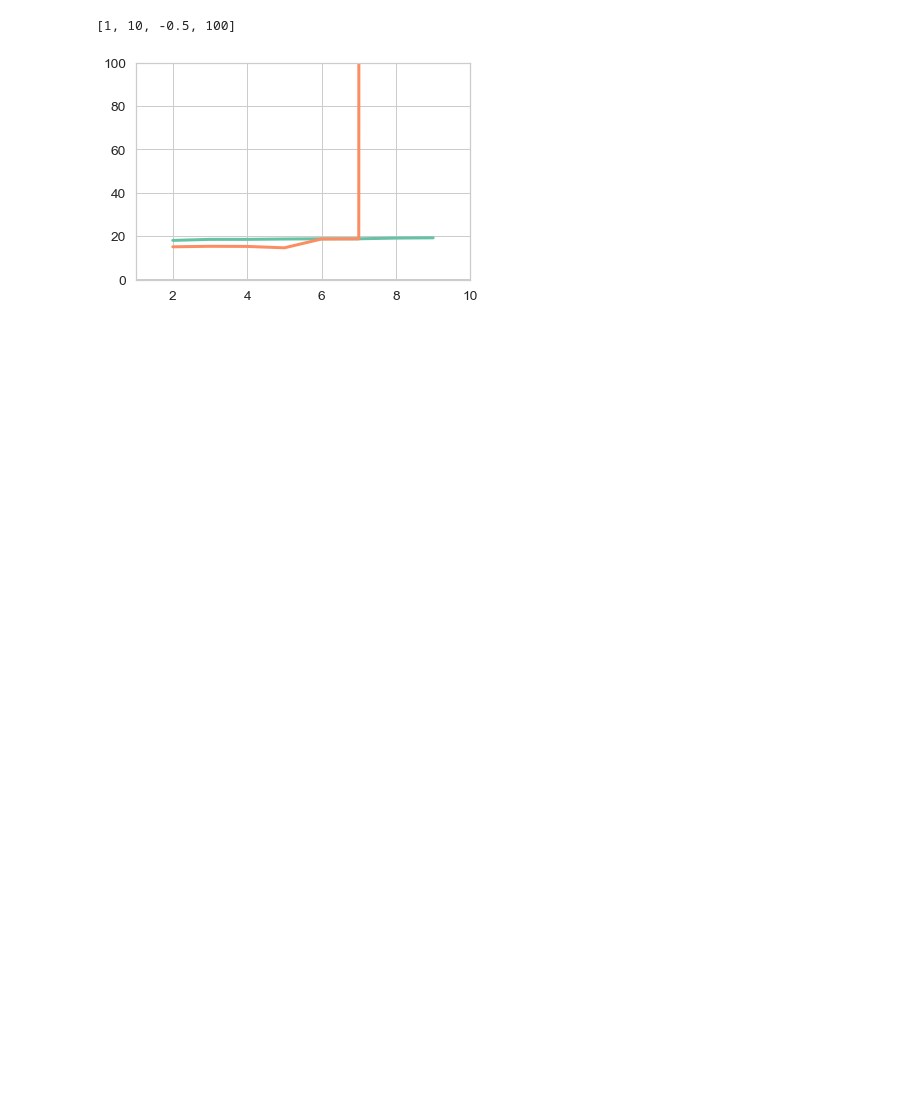
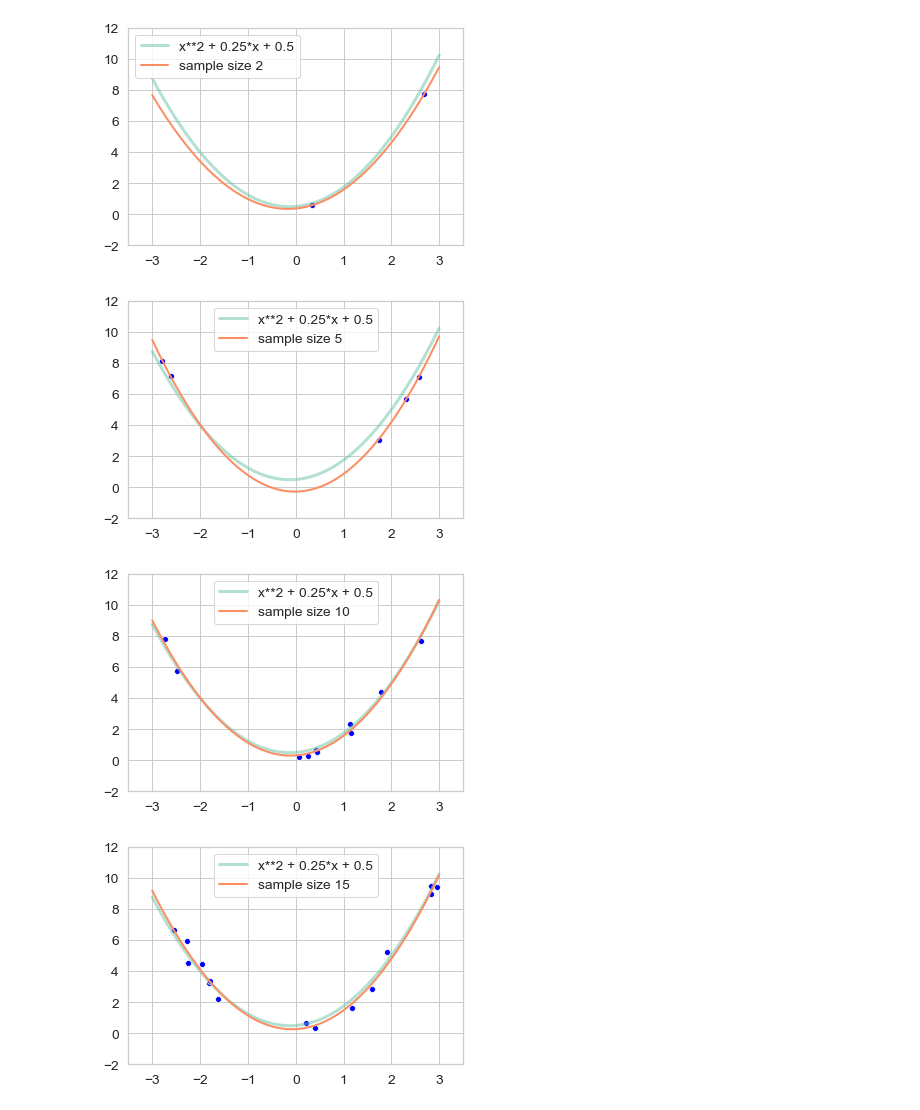
Before and after one commit to chuan-khuna/Datamining, a Jupyter notebook: bias_var_learning_curve/02-overfitting.ipynb, the cells around one changed output. Saved outputs shown, nothing was run; the diff lists cells and outputs as text; code cells hidden in the pictures; blank space fills up the shorter version.

```diff
--- a/bias_var_learning_curve/02-overfitting.ipynb
+++ b/bias_var_learning_curve/02-overfitting.ipynb
@@ -86,7 +85,0 @@ Text(0, 0.5, 'error')
-# %%
-sns.lineplot(degree, e_in)
-sns.lineplot(degree, e_out)
-plt.axis([1, 10, -0.5, 100])
-# %% [output]
-[1, 10, -0.5, 100]
-[figure, removed]
@@ -92,0 +88,34 @@ plt.axis([1, 10, -0.5, 100])
+# %%
+sample_size = [2] + list(range(5, 50, 5))
+# %%
+degree = 2
+
+e_out = []
+e_in = []
+
+for i in sample_size:
+    x_sample = np.random.choice(x, i)
+    y_sample= f(x_sample) + np.random.randn(i)/2
+    # model
+    polynomial_features= PolynomialFeatures(degree=degree)
+    x_sample_poly = polynomial_features.fit_transform(x_sample[:, np.newaxis])
+    model = LinearRegression()
+    model.fit(x_sample_poly, y_sample[:, np.newaxis])
+    model_coef.append(model.coef_)
+    model_intercept.append(model.intercept_)
+    x_poly = polynomial_features.fit_transform(x[:, np.newaxis])
+    y_predict = model.predict(x_poly)
+    eout = mse(y_predict, y)
+    e_out.append(eout)
+    ein = mse(model.predict(x_sample_poly), y_sample)
+    e_in.append(ein)
+    fig = plt.figure()
+    sns.lineplot(x, y, alpha=0.5, label=fx)
+    sns.scatterplot(x_sample, y_sample, color='blue')
+    sns.lineplot(x, y_predict.flatten(), label=f'sample size {i}', alpha=1, linewidth=2)
+    plt.axis([-3.5, 3.5, -2, 12])
+# %% [output]
+[figure, added]
+[figure, added]
+[figure, added]
+[figure, added]
```
Also changed, not shown: parts of 7 cells of this notebook, 1 other file.
